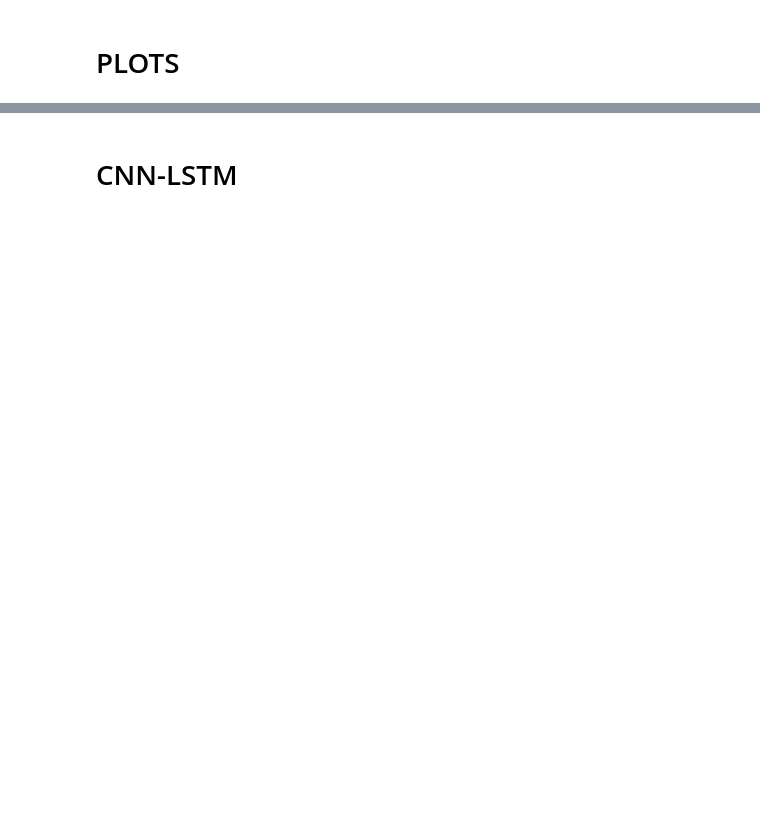
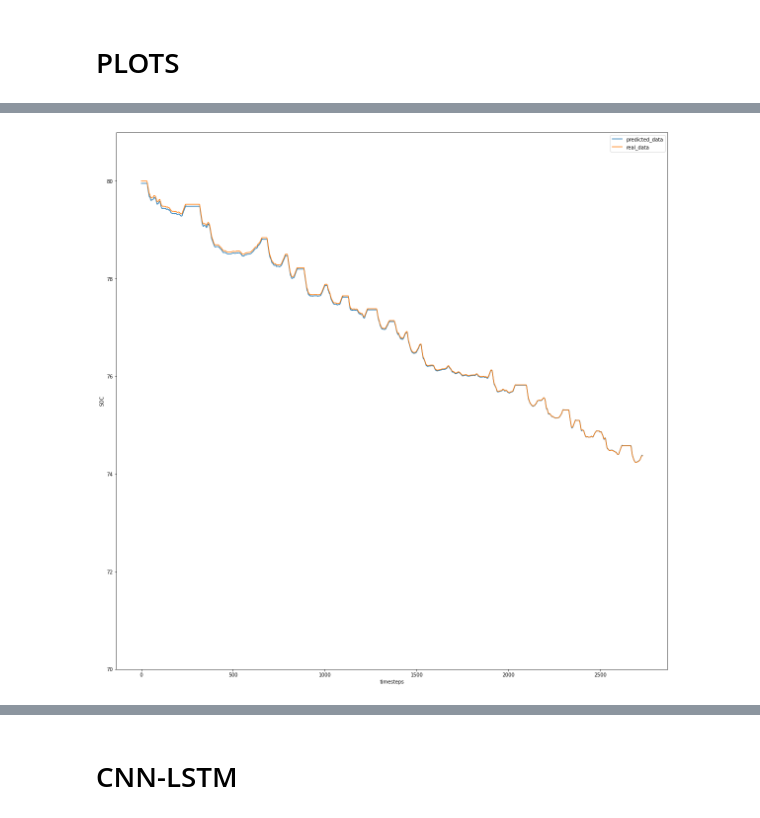
Before and after one commit to pierredm1/4th-Year-Imperial-Thesis, a Jupyter notebook: notebooks/Complete Model Testing Skeleton.ipynb, the cells around one changed output, grey strips where cells are left out. Cells and saved outputs as stored; diff of their text form; code cells hidden in the pictures; blank space fills up the shorter version.

```diff
--- a/notebooks/Complete Model Testing Skeleton.ipynb
+++ b/notebooks/Complete Model Testing Skeleton.ipynb
@@ -129,0 +125,12 @@ plt.show()
+# %%
+plt.figure(figsize=(20,20))
+
+sns.lineplot(X_len1,ypred1[11:], label='predicted_data')
+sns.lineplot(X_len1,y_test[11:], label='real_data')
+plt.xlabel('timesteps')
+plt.ylabel('SOC')
+plt.legend()
+plt.ylim(70,81)
+plt.show()
+# %% [output]
+[figure, added]
```
Also changed, not shown: parts of 55 cells of this notebook, 2 other files.
